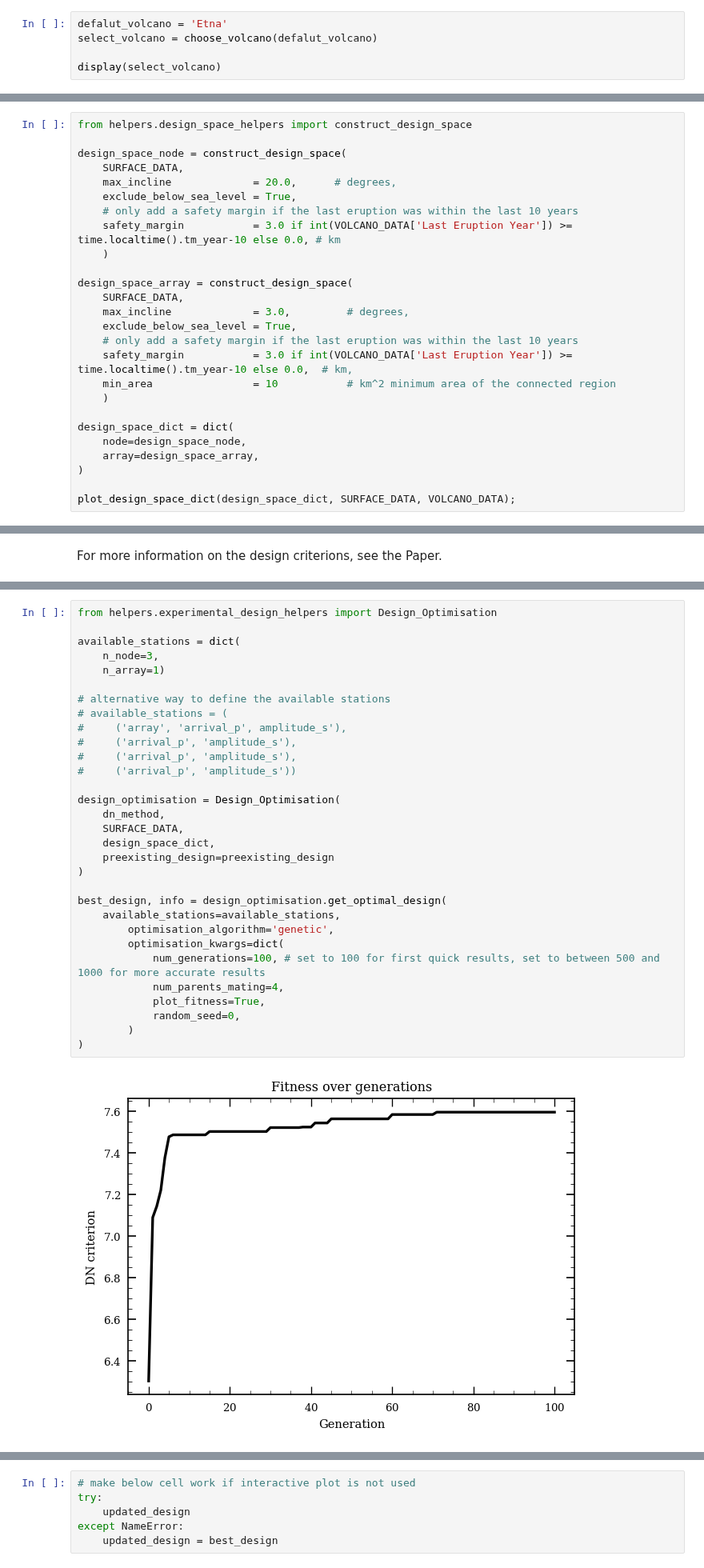
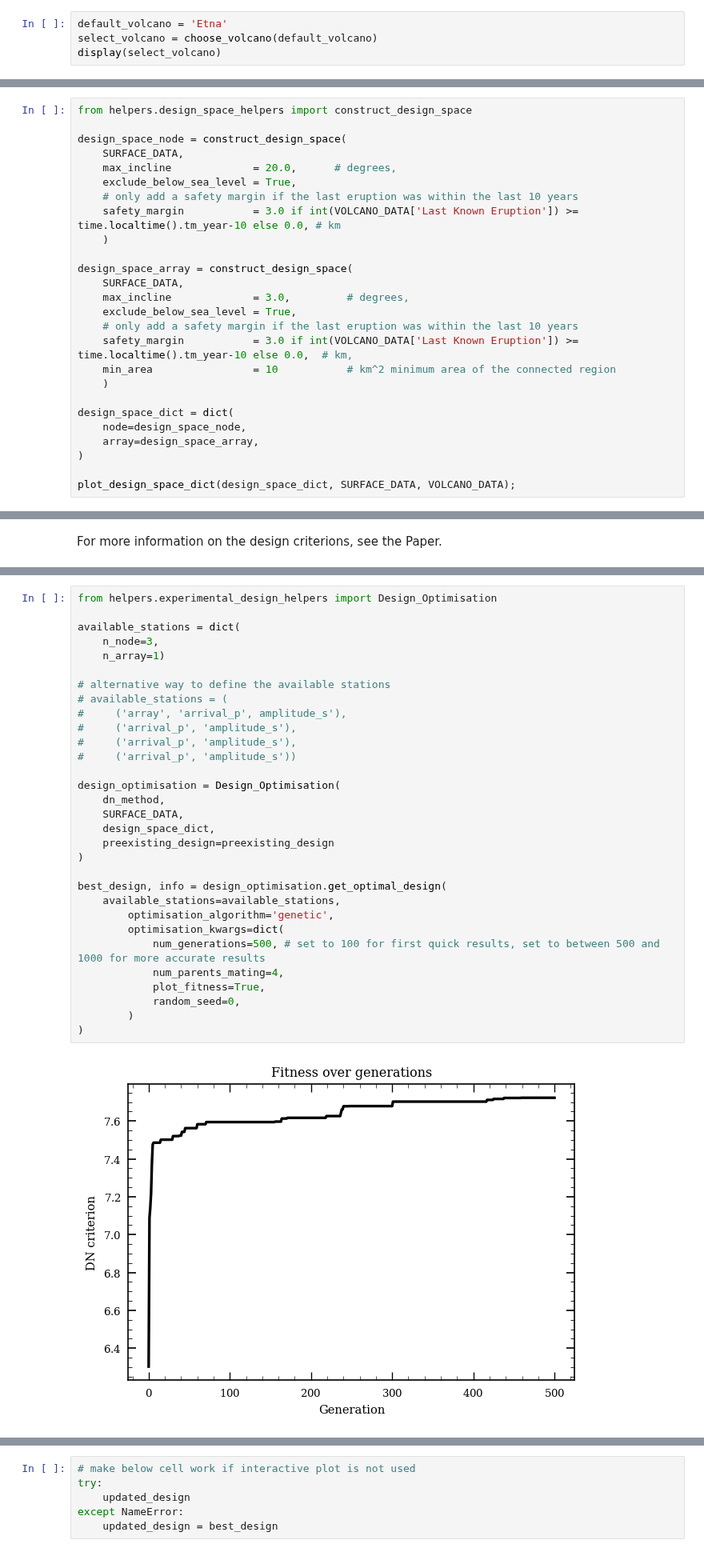
Before and after one commit to dominik-strutz/WoWED-volcano, a Jupyter notebook: main_design_process.ipynb, the cells around one changed output, grey strips where cells are left out. Shown at 80% size. Cells and saved outputs as stored; diff of their text form.

```diff
--- a/example_design_process.ipynb
+++ b/main_design_process.ipynb
@@ -58,6 +58,5 @@ The Smithsonian Institution's Global Volcanism Program (GVP) (Venzke, 2024) prov
 # %%
-defalut_volcano = 'Etna'
-select_volcano = choose_volcano(defalut_volcano)
-
+default_volcano = 'Etna'
+select_volcano = choose_volcano(default_volcano)
 display(select_volcano)
 # %% [output]
@@ -170,7 +169,7 @@ design_space_node = construct_design_space(
     max_incline             = 20.0,      # degrees,
     exclude_below_sea_level = True,
     # only add a safety margin if the last eruption was within the last 10 years
-    safety_margin           = 3.0 if int(VOLCANO_DATA['Last Eruption Year']) >= time.localtime().tm_year-10 else 0.0, # km
+    safety_margin           = 3.0 if int(VOLCANO_DATA['Last Known Eruption']) >= time.localtime().tm_year-10 else 0.0, # km
     )
 
 design_space_array = construct_design_space(
@@ -178,7 +177,7 @@ design_space_array = construct_design_space(
     max_incline             = 3.0,         # degrees,
     exclude_below_sea_level = True,
     # only add a safety margin if the last eruption was within the last 10 years
-    safety_margin           = 3.0 if int(VOLCANO_DATA['Last Eruption Year']) >= time.localtime().tm_year-10 else 0.0,  # km,
+    safety_margin           = 3.0 if int(VOLCANO_DATA['Last Known Eruption']) >= time.localtime().tm_year-10 else 0.0,  # km,
     min_area                = 10           # km^2 minimum area of the connected region
     )
 
@@ -269,35 +268,35 @@ preexisting_design = None
 from helpers.experimental_design_helpers import Design_Optimisation
 
 available_stations = dict(
     n_node=3,
     n_array=1)
 
 # alternative way to define the available stations
 # available_stations = (
 #     ('array', 'arrival_p', amplitude_s'),
 #     ('arrival_p', 'amplitude_s'),
 #     ('arrival_p', 'amplitude_s'),
 #     ('arrival_p', 'amplitude_s'))
 
 design_optimisation = Design_Optimisation(
     dn_method,
     SURFACE_DATA,
     design_space_dict,
     preexisting_design=preexisting_design
 )
 
 best_design, info = design_optimisation.get_optimal_design(
     available_stations=available_stations,
         optimisation_algorithm='genetic',
         optimisation_kwargs=dict(
-            num_generations=100, # set to 100 for first quick results, set to between 500 and 1000 for more accurate results
+            num_generations=500, # set to 100 for first quick results, set to between 500 and 1000 for more accurate results
             num_parents_mating=4,
             plot_fitness=True,
             random_seed=0,
         )
 )
 # %% [output]
-[figure, old version]
+[figure, new version]
 # %%
 from helpers.plotting_helpers import interactive_design_plot
 
```
Also changed, not shown: parts of 6 cells of this notebook, 7 other files.
